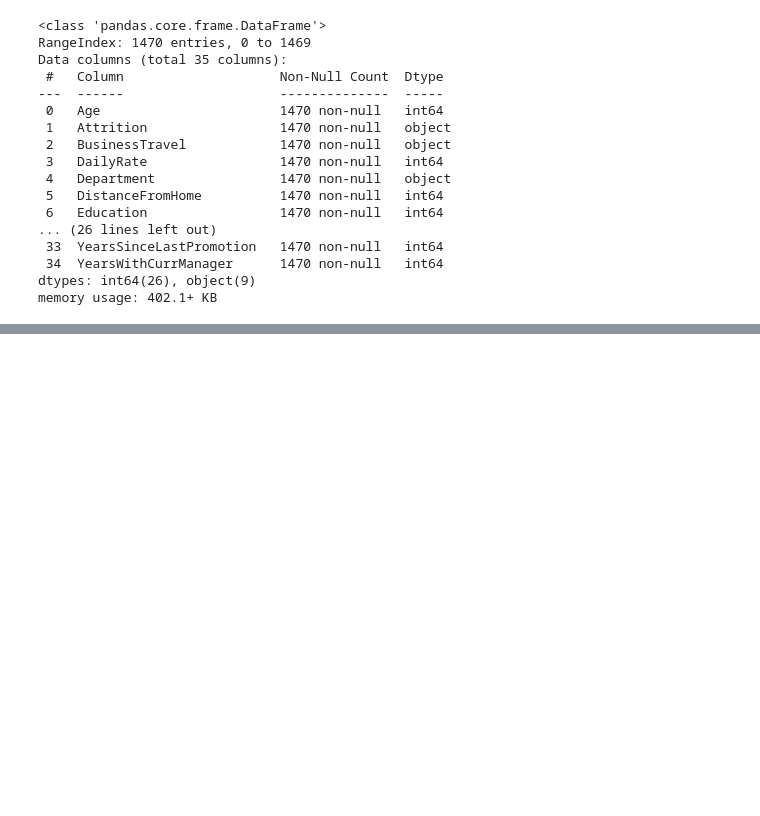
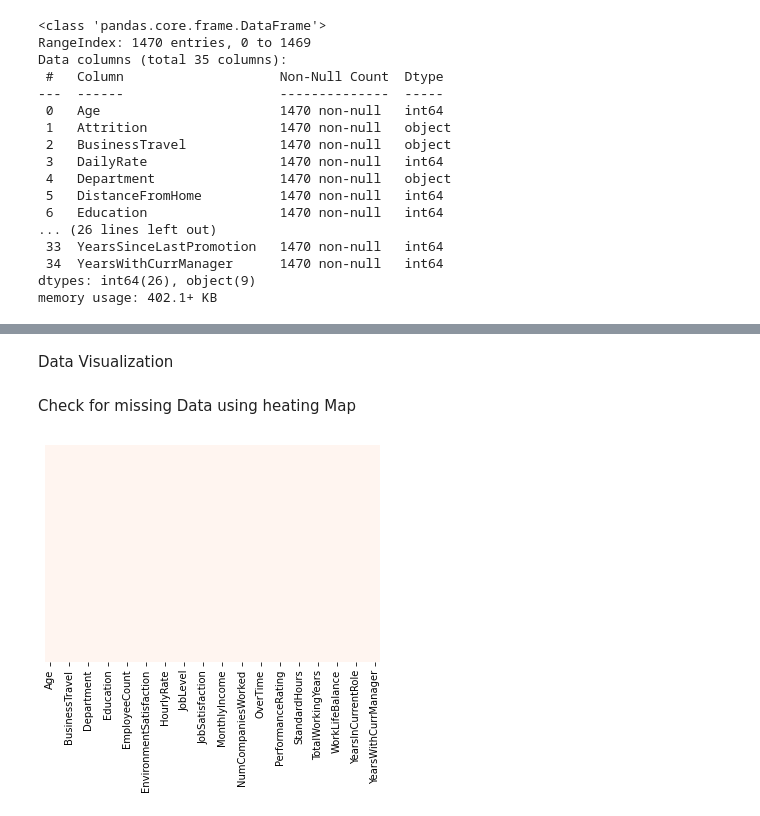
Before and after one commit to Deeplearning186/Personal-Projects, a Jupyter notebook: Human_Resources/Employee Retention.ipynb, the cells around one changed output, grey strips where cells are left out. Saved outputs shown, nothing was run; the diff lists cells and outputs as text; code cells hidden in the pictures; blank space fills up the shorter version.

Commit message:
Updated the project with more analysis, added Heatmap and plots along with explanations

```diff
--- a/Human_Resources/Employee Retention.ipynb
+++ b/Human_Resources/Employee Retention.ipynb
@@ -76,0 +75,8 @@ employee_df.head(5)
+# %% [markdown]
+<font size = "+3"> Data Visualization
+# %% [markdown]
+Check for missing Data using heating Map
+# %%
+sns.heatmap(employee_df.isnull(), yticklabels = False, cbar = False, cmap = "Reds");
+# %% [output]
+[figure, added]
```
Also changed, not shown: parts of 27 cells of this notebook.
